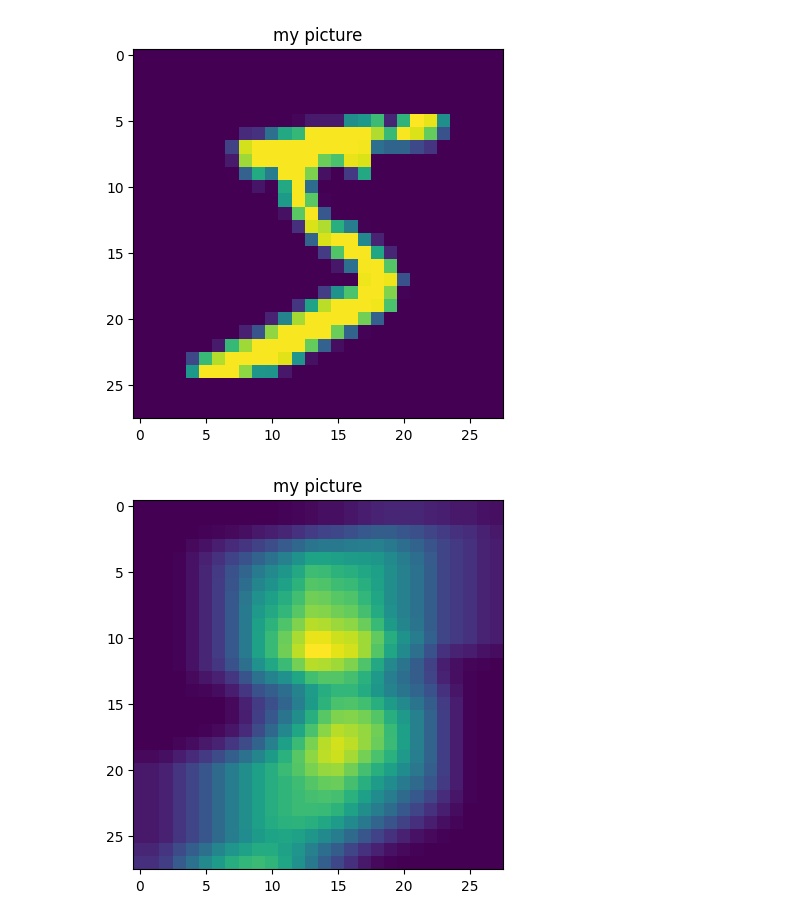
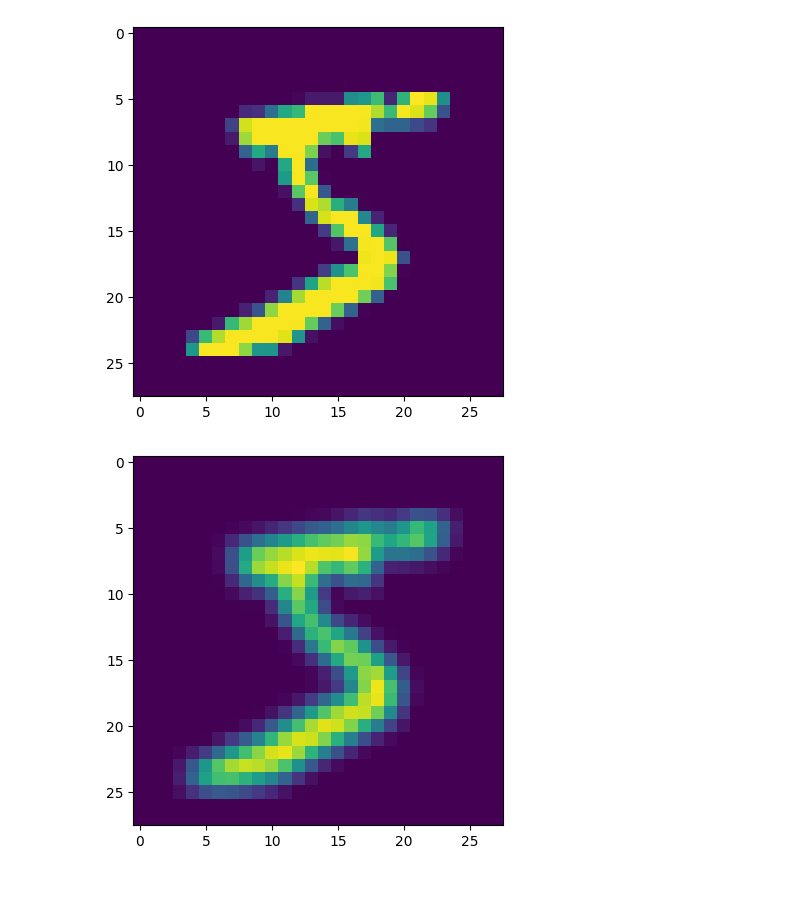
Before and after one commit to brunus-reberes/fl-exp, a Jupyter notebook: src/image_classification.ipynb, the cells around one changed output. Cells and saved outputs as stored; diff of their text form; code cells hidden in the pictures; blank space fills up the shorter version.

```diff
--- a/src/image_classification.ipynb
+++ b/src/image_classification.ipynb
@@ -11,20 +15,18 @@ from matplotlib import pyplot as plt
 # %%
-dataset = MNIST('dataset')
+dataset = MNIST('dataset', return_type='numpy')
 train_images, train_labels = dataset.load_training()
 test_images, test_labels = dataset.load_testing()
-train_images = [image.reshape(28,28) for image in np.copy(train_images)]
-train_labels = np.copy(train_labels)
-test_images = [image.reshape(28,28) for image in np.copy(test_images)]
-test_labels = np.copy(test_labels)
+train_images = train_images.reshape(len(train_images),28,28).astype('uint8') / 255
+test_images = test_images.reshape(len(test_images),28,28).astype('uint8') / 255
 # %%
 src = train_images[0]
-dst = cv.blur(src, (10, 10))
 plt.imshow(src)
-plt.title('my picture')
 plt.show()
-plt.imshow(dst)
-plt.title('my picture')
-plt.show()
 # %% [output]
-[figure, old version]
+[figure, new version]
-[figure, removed]
+# %%
+dst = cv.GaussianBlur(src, (3,3), 1.)
+plt.imshow(dst)
+plt.show()
+# %% [output]
+[figure, added]
```
Also changed, not shown: parts of 25 cells of this notebook.
